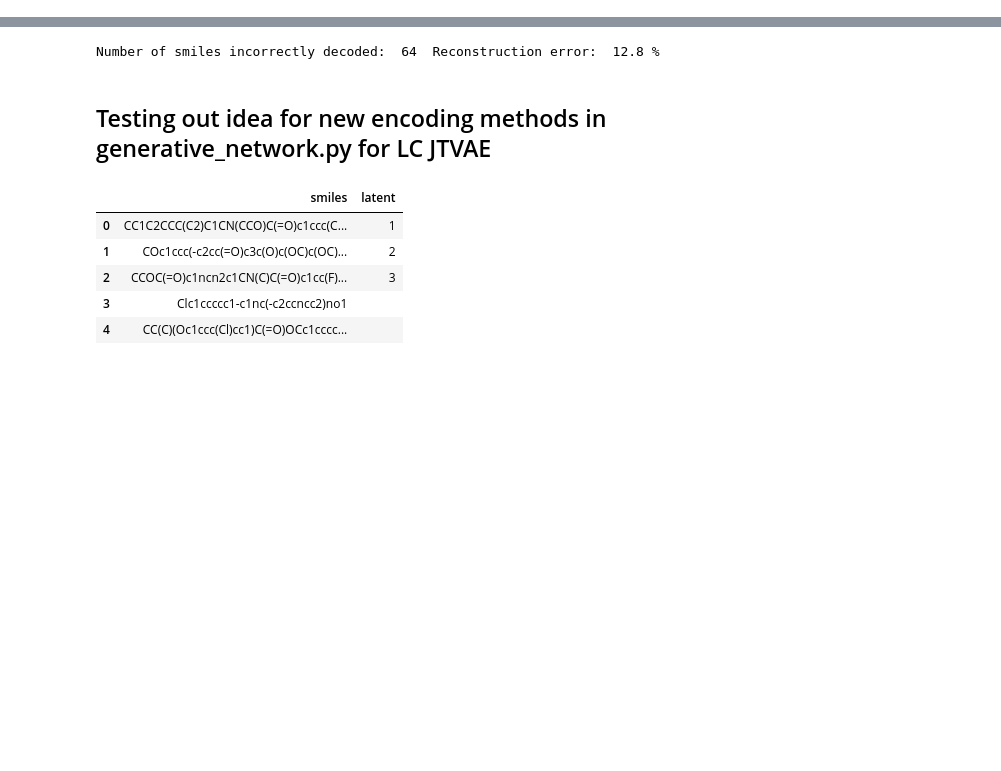
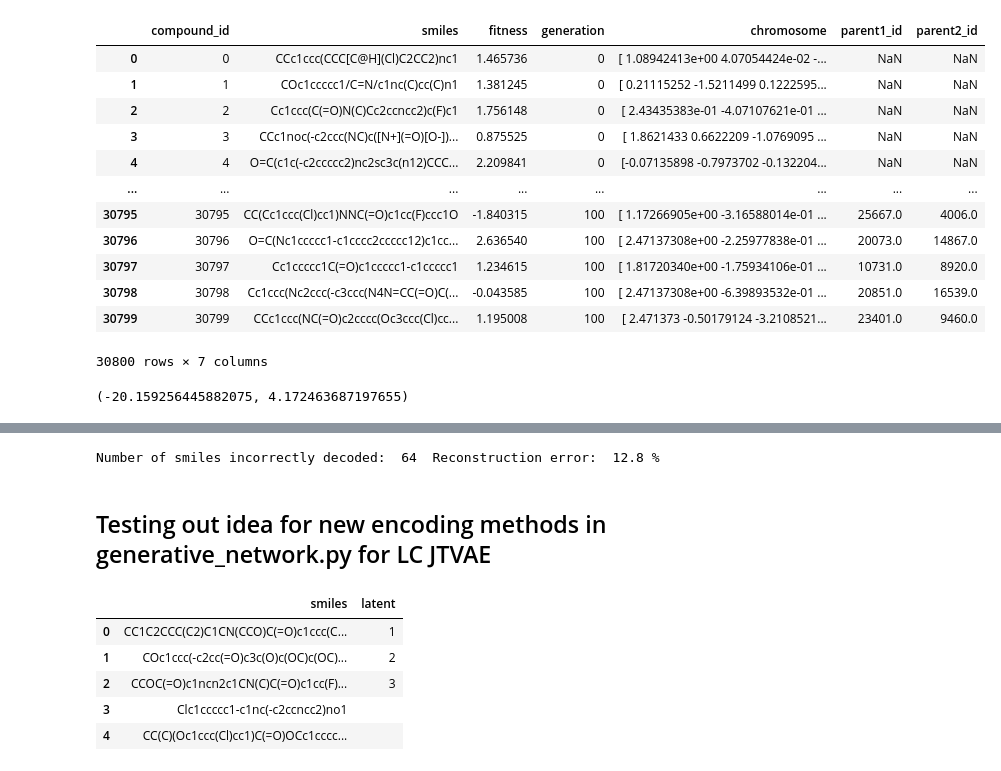
Before and after one commit to CBIIT/GGMD, a Jupyter notebook: workspace/development/test.ipynb, the cells around one changed output, grey strips where cells are left out. Cells and saved outputs as stored; diff of their text form; code cells hidden in the pictures; blank space fills up the shorter version.

```diff
--- a/workspace/development/test.ipynb
+++ b/workspace/development/test.ipynb
@@ -19,0 +69,21 @@ df
+# %%
+df = pd.read_csv("/mnt/projects/ATOM/blackst/FNLGMD/workspace/example_dir/data_all_generations.csv")
+df
+# %% [output]
+|  | compound_id | smiles | fitness | generation | chromosome | parent1_id | parent2_id |
+| 0 | 0 | CCc1ccc(CCC[C@H](Cl)C2CC2)nc1 | 1.465736 | 0 | [ 1.08942413e+00 4.07054424e-02 -... | NaN | NaN |
+| 1 | 1 | COc1ccccc1/C=N/c1nc(C)cc(C)n1 | 1.381245 | 0 | [ 0.21115252 -1.5211499 0.1222595... | NaN | NaN |
+| 2 | 2 | Cc1ccc(C(=O)N(C)Cc2ccncc2)c(F)c1 | 1.756148 | 0 | [ 2.43435383e-01 -4.07107621e-01 ... | NaN | NaN |
+| 3 | 3 | CCc1noc(-c2ccc(NC)c([N+](=O)[O-])... | 0.875525 | 0 | [ 1.8621433 0.6622209 -1.0769095 ... | NaN | NaN |
+| 4 | 4 | O=C(c1c(-c2ccccc2)nc2sc3c(n12)CCC... | 2.209841 | 0 | [-0.07135898 -0.7973702 -0.132204... | NaN | NaN |
+| ... | ... | ... | ... | ... | ... | ... | ... |
+| 30795 | 30795 | CC(Cc1ccc(Cl)cc1)NNC(=O)c1cc(F)ccc1O | -1.840315 | 100 | [ 1.17266905e+00 -3.16588014e-01 ... | 25667.0 | 4006.0 |
+| 30796 | 30796 | O=C(Nc1ccccc1-c1cccc2ccccc12)c1cc... | 2.636540 | 100 | [ 2.47137308e+00 -2.25977838e-01 ... | 20073.0 | 14867.0 |
+| 30797 | 30797 | Cc1ccccc1C(=O)c1ccccc1-c1ccccc1 | 1.234615 | 100 | [ 1.81720340e+00 -1.75934106e-01 ... | 10731.0 | 8920.0 |
+| 30798 | 30798 | Cc1ccc(Nc2ccc(-c3ccc(N4N=CC(=O)C(... | -0.043585 | 100 | [ 2.47137308e+00 -6.39893532e-01 ... | 20851.0 | 16539.0 |
+| 30799 | 30799 | CCc1ccc(NC(=O)c2cccc(Oc3ccc(Cl)cc... | 1.195008 | 100 | [ 2.471373 -0.50179124 -3.2108521... | 23401.0 | 9460.0 |
+30800 rows × 7 columns
+# %%
+df['fitness'].min(), df['fitness'].max()
+# %% [output]
+(-20.159256445882075, 4.172463687197655)
```
Also changed, not shown: parts of 8 cells of this notebook, 28 other files.
